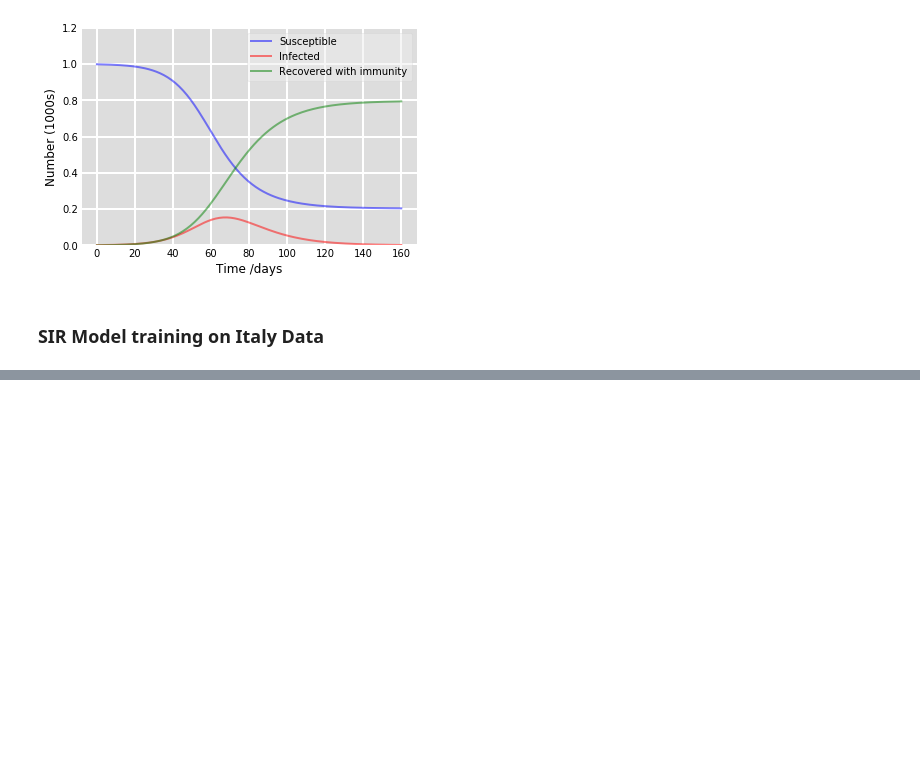
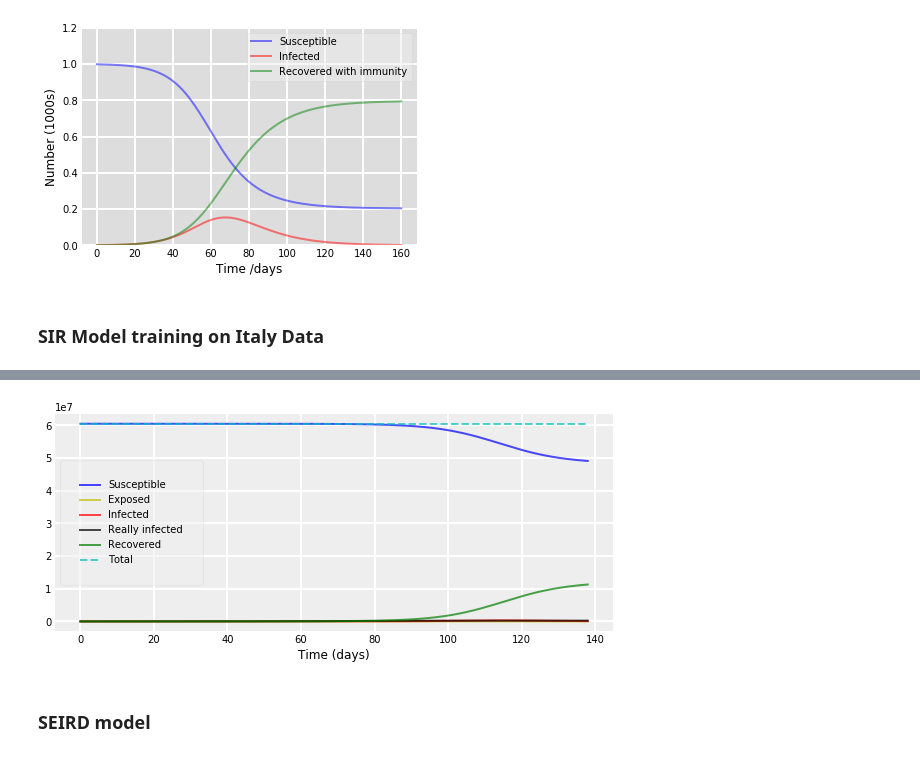
Before and after one commit to klchai/ML_COVID-19, a Jupyter notebook: ML_COVID-19.ipynb, the cells around one changed output, grey strips where cells are left out. Drawn from its saved outputs; the diff is of its cells as text; code cells hidden in the pictures; blank space fills up the shorter version.

```diff
--- a/ML_COVID-19.ipynb
+++ b/ML_COVID-19.ipynb
@@ -476,0 +493,7 @@ plotseird(t, S, E, I, R)
+# %%
+t_n = range(139)
+plotseird(t_n, S_n, E_n, I_n, R_n)
+# %% [output]
+[figure, added]
+# %% [markdown]
+### SEIRD model
```
Also changed, not shown: parts of 13 cells of this notebook, 5 other files.
